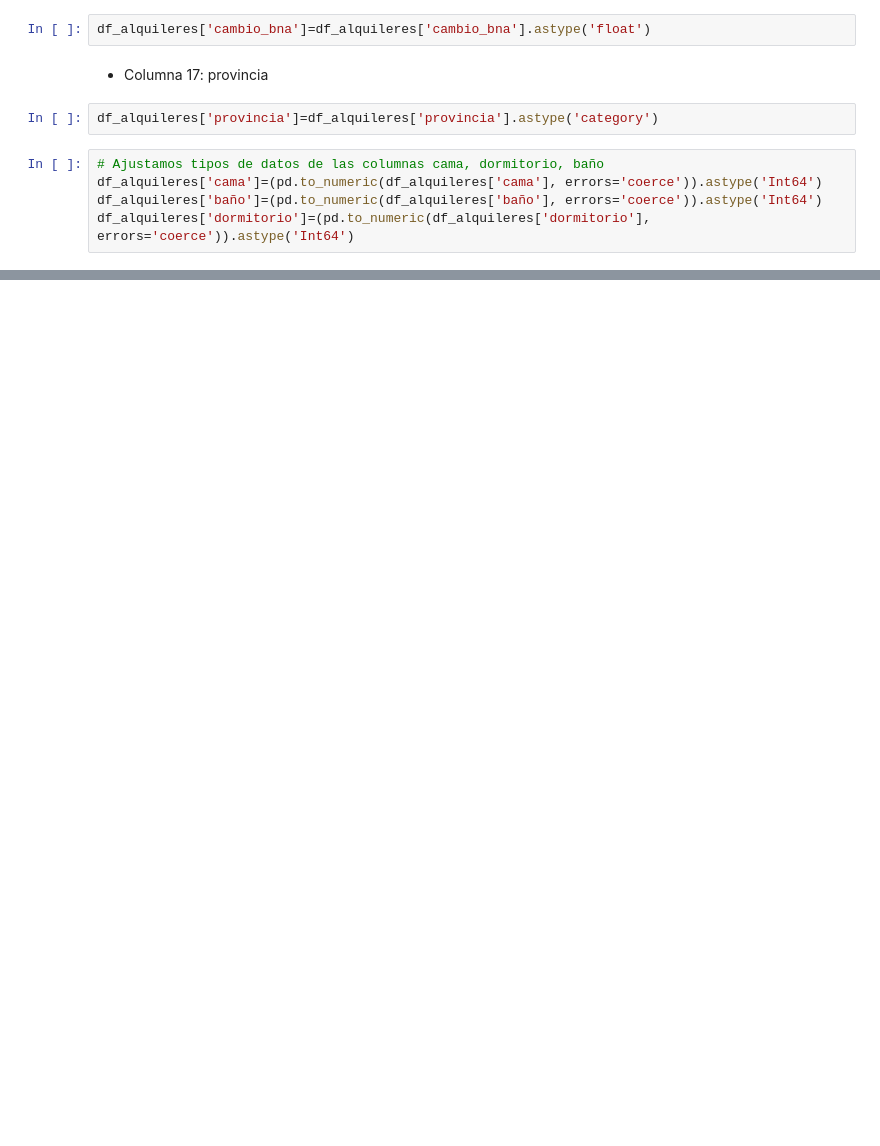
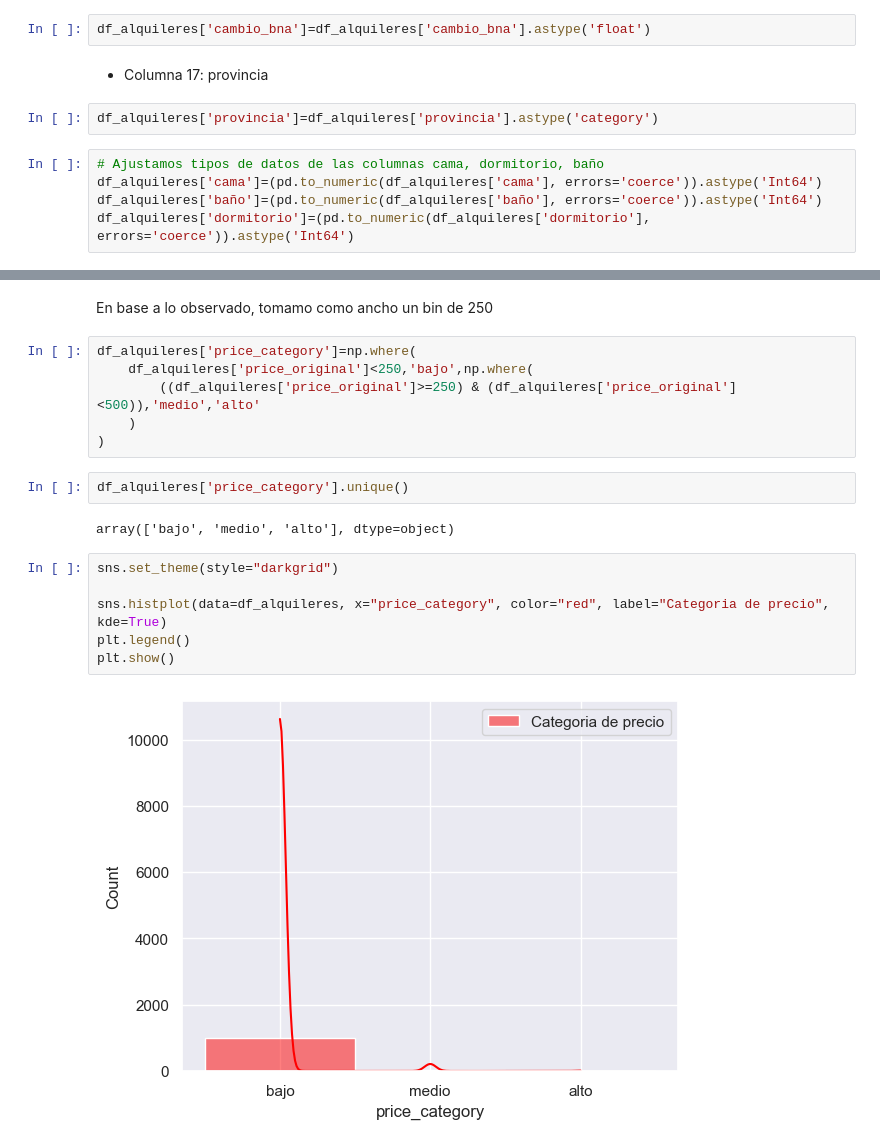
Before and after one commit to carlos1680/CPEDWObligatorio, a Jupyter notebook: trabajo.ipynb, the cells around one changed output, grey strips where cells are left out. Saved outputs shown, nothing was run; the diff lists cells and outputs as text; blank space fills up the shorter version.

```diff
--- a/trabajo.ipynb
+++ b/trabajo.ipynb
@@ -1927,0 +943,20 @@ memory usage: 159.8+ KB
+# %% [markdown]
+En base a lo observado, tomamo como ancho un bin de 250
+# %%
+df_alquileres['price_category']=np.where(
+    df_alquileres['price_original']<250,'bajo',np.where(
+        ((df_alquileres['price_original']>=250) & (df_alquileres['price_original']<500)),'medio','alto'
+    )
+)
+# %%
+df_alquileres['price_category'].unique()
+# %% [output]
+array(['bajo', 'medio', 'alto'], dtype=object)
+# %%
+sns.set_theme(style="darkgrid")
+
+sns.histplot(data=df_alquileres, x="price_category", color="red", label="Categoria de precio", kde=True)
+plt.legend()
+plt.show()
+# %% [output]
+[figure, added]
```
Also changed, not shown: parts of 136 cells of this notebook.
